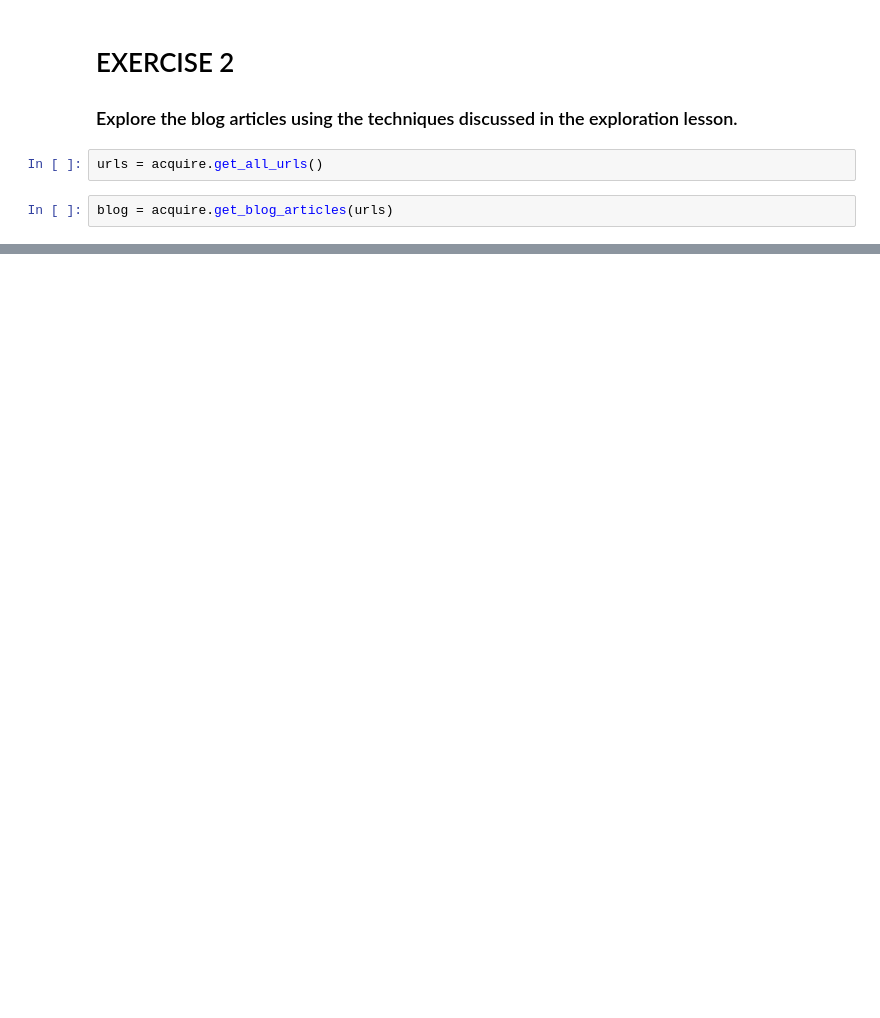
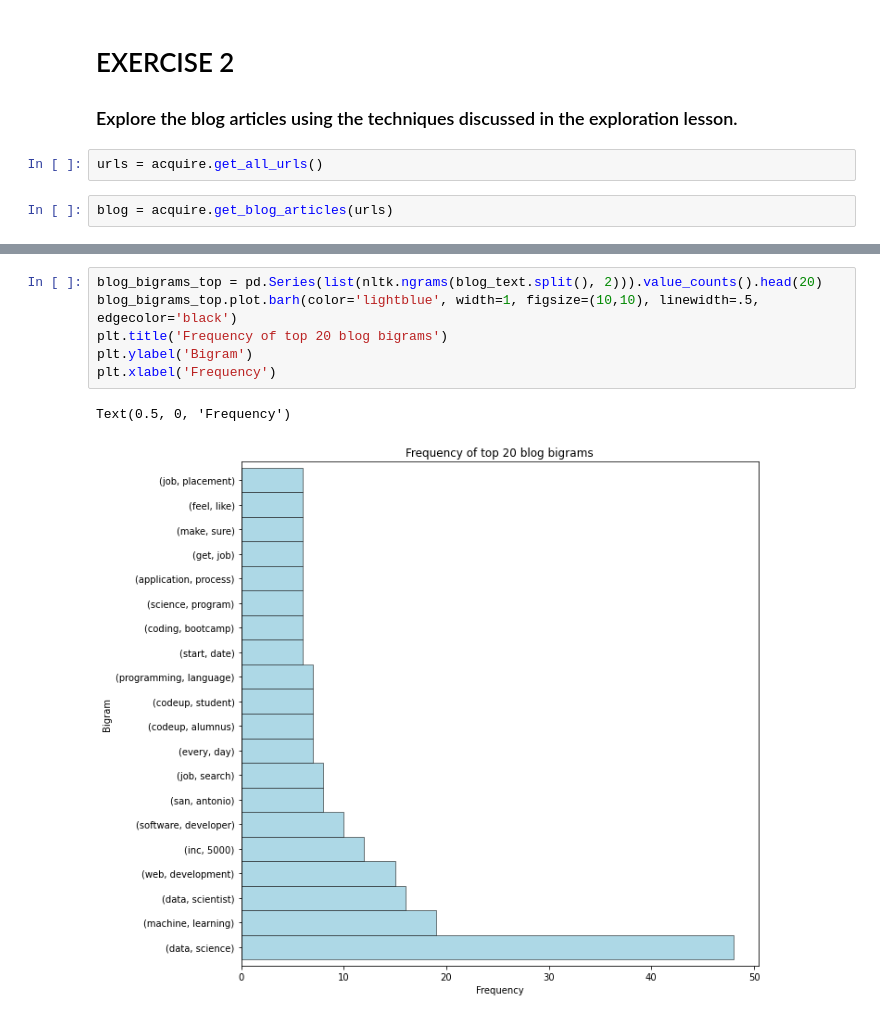
Before and after one commit to adam-gomez/natural-language-processing-exercises, a Jupyter notebook: explore.ipynb, the cells around one changed output, grey strips where cells are left out. Cells and saved outputs as stored; diff of their text form; blank space fills up the shorter version.

```diff
--- a/explore.ipynb
+++ b/explore.ipynb
@@ -540,0 +702,9 @@ blog
+# %%
+blog_bigrams_top = pd.Series(list(nltk.ngrams(blog_text.split(), 2))).value_counts().head(20)
+blog_bigrams_top.plot.barh(color='lightblue', width=1, figsize=(10,10), linewidth=.5, edgecolor='black')
+plt.title('Frequency of top 20 blog bigrams')
+plt.ylabel('Bigram')
+plt.xlabel('Frequency')
+# %% [output]
+Text(0.5, 0, 'Frequency')
+[figure, added]
```
Also changed, not shown: parts of 36 cells of this notebook, 2 other files.
